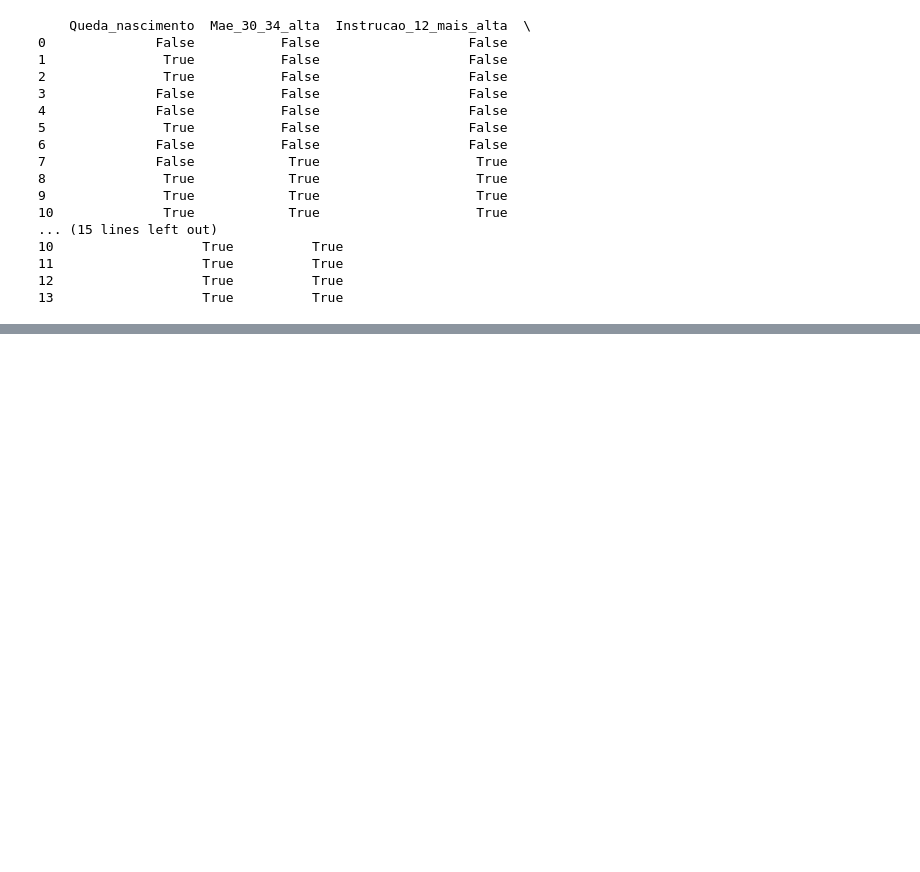
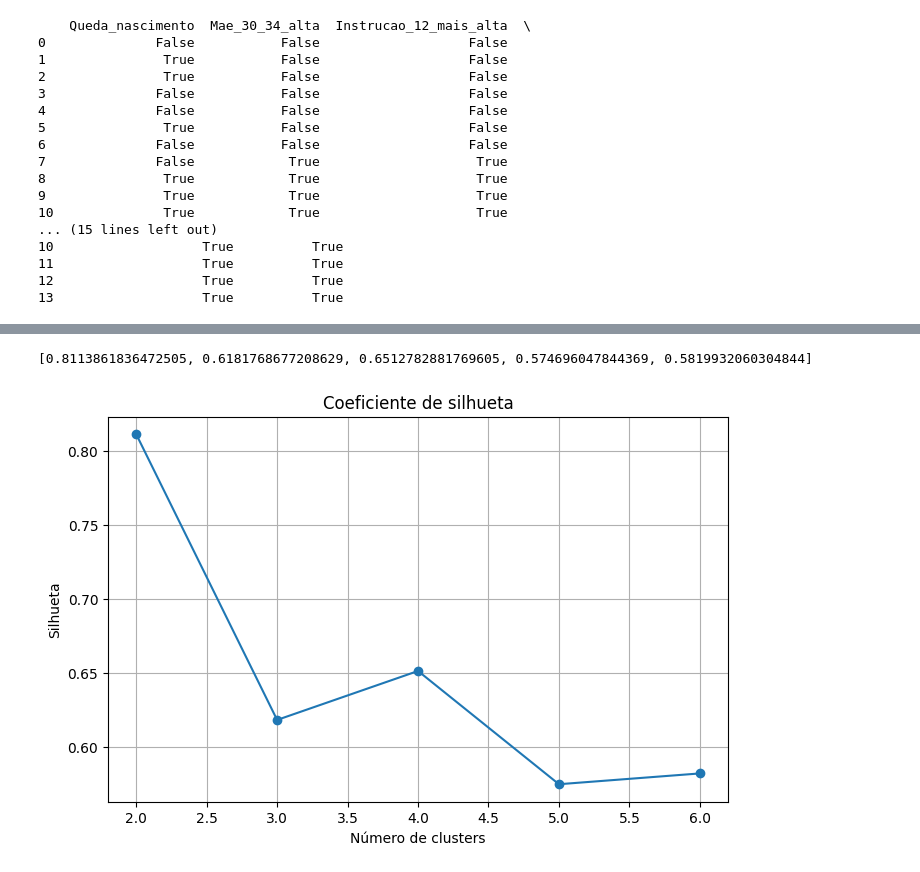
Before and after one commit to nataliathomazelliferreira/mineracao_dados_natalidade, a Jupyter notebook: codigo.ipynb, the cells around one changed output, grey strips where cells are left out. Cells and saved outputs as stored; diff of their text form; code cells hidden in the pictures; blank space fills up the shorter version.

```diff
--- a/codigo.ipynb
+++ b/codigo.ipynb
@@ -465,0 +545,46 @@ regras.to_csv('regras_associacao.csv', index=False)
+# %%
+# Normalizar os dados
+
+scaler = StandardScaler()
+
+X_scaled = scaler.fit_transform(X)
+# %%
+# Testar quantidade de clusters
+
+silhuetas = []
+
+for k in range(2, 7):
+
+    modelo = KMeans(
+        n_clusters=k,
+        random_state=42,
+        n_init=10
+    )
+
+    grupos = modelo.fit_predict(X_scaled)
+
+    valor_silhueta = silhouette_score(X_scaled, grupos)
+
+    silhuetas.append(valor_silhueta)
+
+print(silhuetas)
+# %% [output]
+[0.8113861836472505, 0.6181768677208629, 0.6512782881769605, 0.574696047844369, 0.5819932060304844]
+# %%
+plt.figure(figsize=(8,5))
+
+plt.plot(
+    range(2,7),
+    silhuetas,
+    marker='o'
+)
+
+plt.title('Coeficiente de silhueta')
+plt.xlabel('Número de clusters')
+plt.ylabel('Silhueta')
+
+plt.grid(True)
+
+plt.show()
+# %% [output]
+[figure, added]
```
Also changed, not shown: parts of 30 cells of this notebook, 4 other files.
